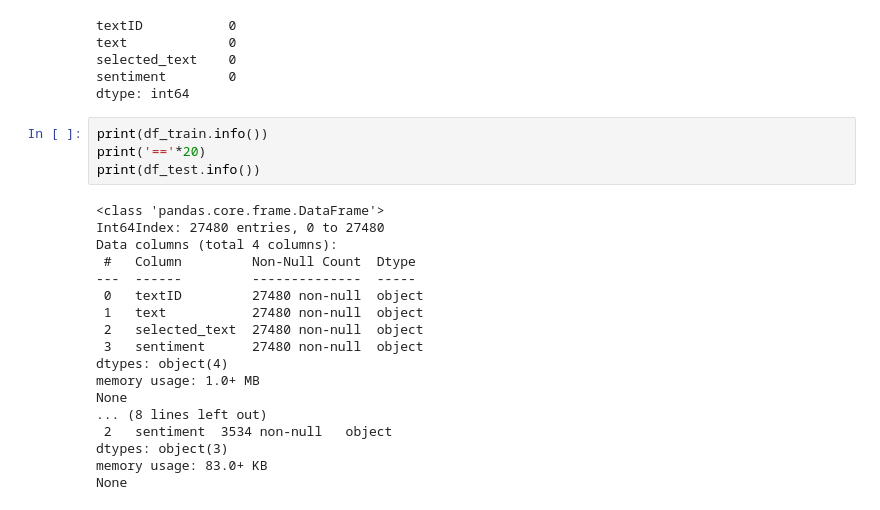
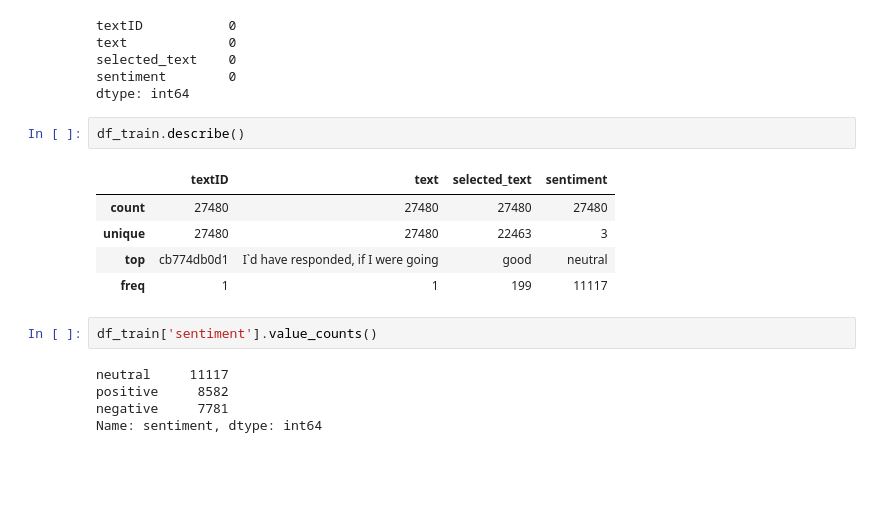
Before and after one commit to Uqbaahmad/Twitter-Sentimental-Analysis, a Jupyter notebook: Analysis/analysis.ipynb, the cells around one changed output. Cells and saved outputs as stored; diff of their text form; blank space fills up the shorter version.

```diff
--- a/Analysis/analysis.ipynb
+++ b/Analysis/analysis.ipynb
@@ -68,25 +111,18 @@ text             0
 selected_text    0
 sentiment        0
 dtype: int64
-# %%
-print(df_train.info())
-print('=='*20)
-print(df_test.info())
-# %% [output]
-<class 'pandas.core.frame.DataFrame'>
-Int64Index: 27480 entries, 0 to 27480
-Data columns (total 4 columns):
- #   Column         Non-Null Count  Dtype
----  ------         --------------  -----
- 0   textID         27480 non-null  object
- 1   text           27480 non-null  object
- 2   selected_text  27480 non-null  object
- 3   sentiment      27480 non-null  object
-dtypes: object(4)
-memory usage: 1.0+ MB
-None
-... (8 lines left out)
- 2   sentiment  3534 non-null   object
-dtypes: object(3)
-memory usage: 83.0+ KB
-None
+# %%
+df_train.describe()
+# %% [output]
+|  | textID | text | selected_text | sentiment |
+| count | 27480 | 27480 | 27480 | 27480 |
+| unique | 27480 | 27480 | 22463 | 3 |
+| top | cb774db0d1 | I`d have responded, if I were going | good | neutral |
+| freq | 1 | 1 | 199 | 11117 |
+# %%
+df_train['sentiment'].value_counts()
+# %% [output]
+neutral     11117
+positive     8582
+negative     7781
+Name: sentiment, dtype: int64
```
Also changed, not shown: parts of 7 cells of this notebook.
